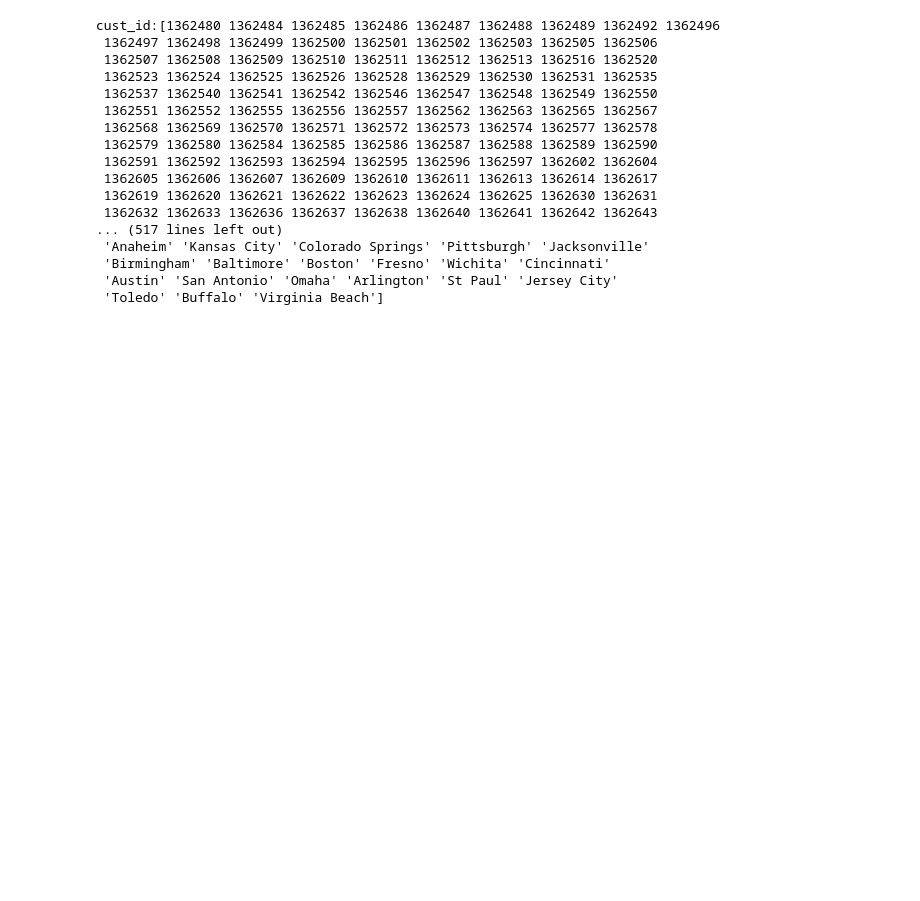
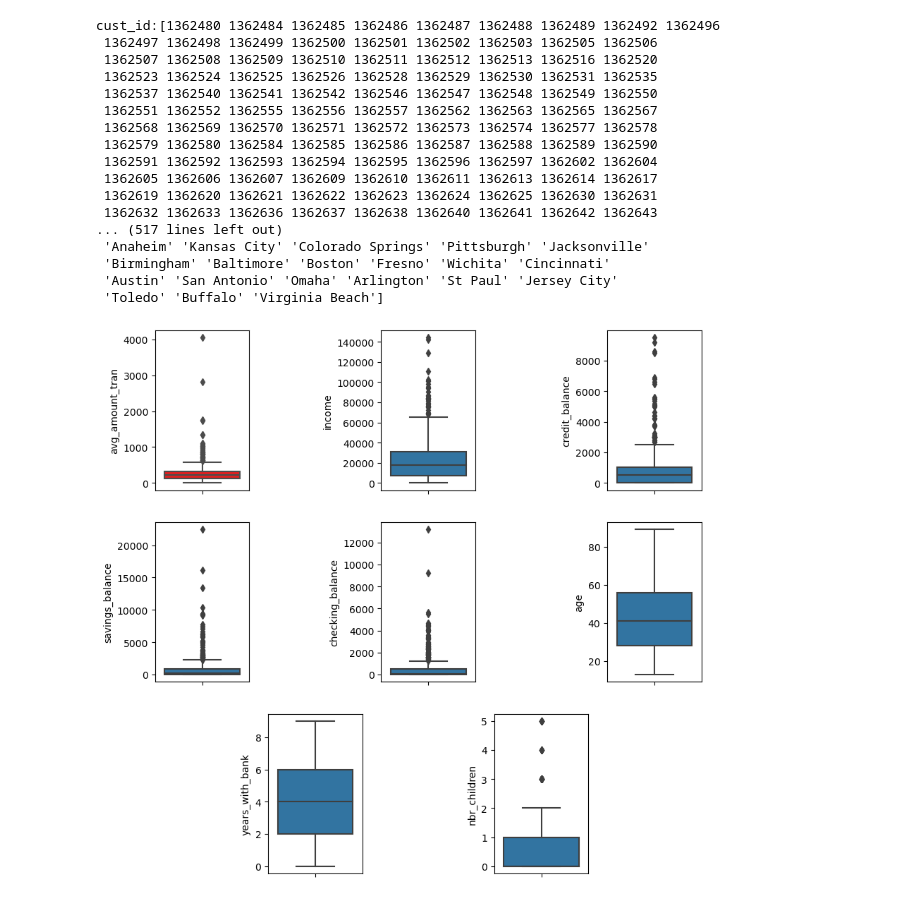
Before and after one commit to tombra1984/LHL-ClusteringProject, a Jupyter notebook: data_wrangling.ipynb, the cells around one changed output. Cells and saved outputs as stored; diff of their text form; code cells hidden in the pictures; blank space fills up the shorter version.

```diff
--- a/data_wrangling.ipynb
+++ b/data_wrangling.ipynb
@@ -155,3 +140,26 @@ cust_id:[1362480 1362484 1362485 1362486 1362487 1362488 1362489 1362492 1362496
  'Birmingham' 'Baltimore' 'Boston' 'Fresno' 'Wichita' 'Cincinnati'
  'Austin' 'San Antonio' 'Omaha' 'Arlington' 'St Paul' 'Jersey City'
  'Toledo' 'Buffalo' 'Virginia Beach']
+# %%
+#ploting the boxplots to visualize the range of the features
+plt.figure(figsize=(10,10))
+plt.subplot(3,5,1)
+sns.boxplot(y=results["avg_amount_tran"], color="red")
+plt.subplot(3,5,3)
+sns.boxplot(y=results["income"])
+plt.subplot(3,5,5)
+sns.boxplot(y=results["credit_balance"])
+plt.subplot(3,5,6)
+sns.boxplot(y=results["savings_balance"])
+plt.subplot(3,5,8)
+sns.boxplot(y=results["checking_balance"])
+plt.subplot(3,5,10)
+sns.boxplot(y=results["age"])
+plt.subplot(3,5,12)
+sns.boxplot(y=results["years_with_bank"])
+plt.subplot(3,5,14)
+sns.boxplot(y=results["nbr_children"])
+
+plt.show()
+# %% [output]
+[figure, added]
```
Also changed, not shown: parts of 9 cells of this notebook.
